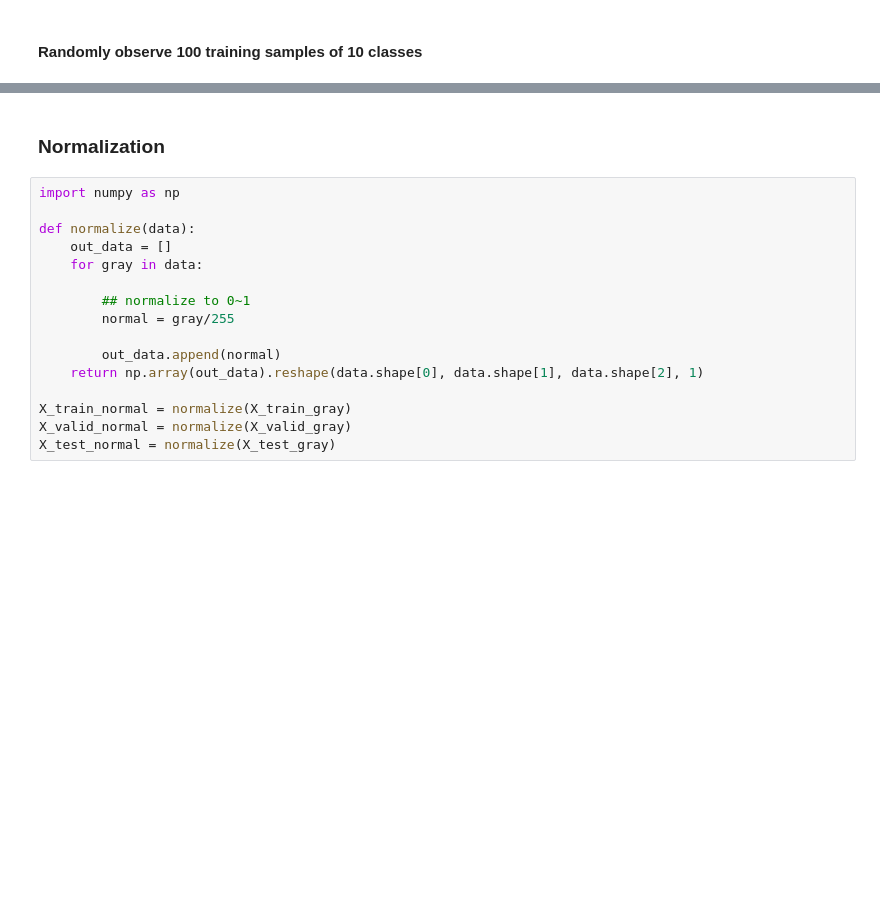
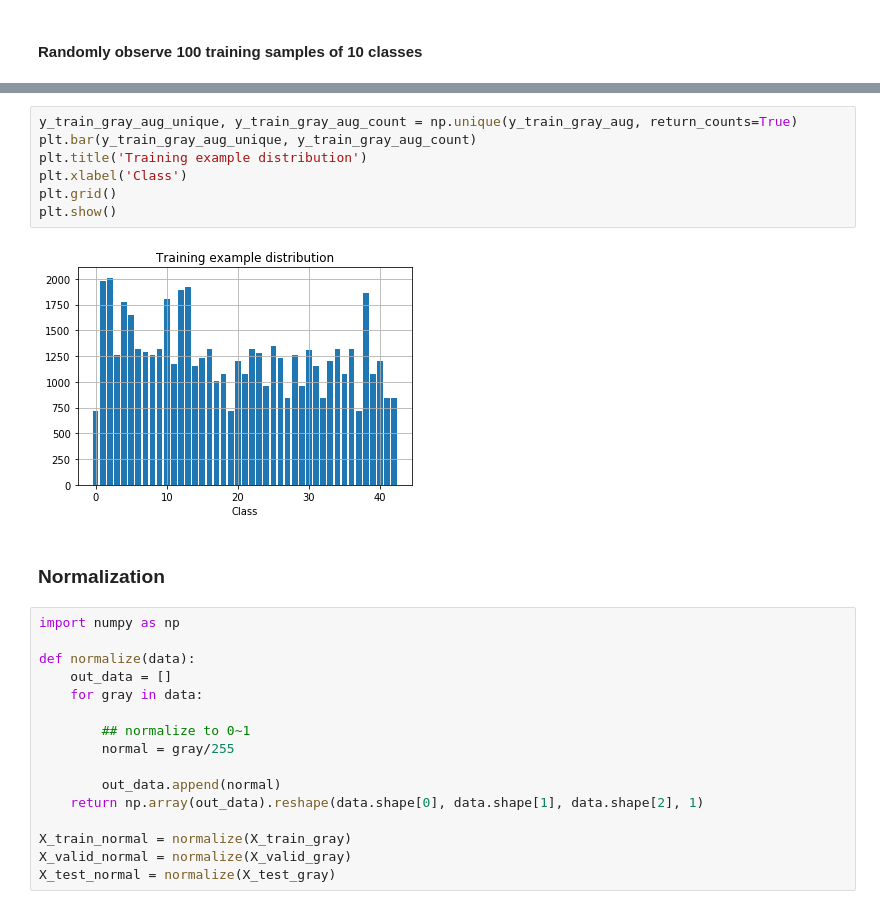
Before and after one commit to dragon7-fc/CarND-Traffic-Sign-Classifier-Project, a Jupyter notebook: Traffic_Sign_Classifier.ipynb, the cells around one changed output, grey strips where cells are left out. Drawn from its saved outputs; the diff is of its cells as text; blank space fills up the shorter version.

```diff
--- a/Traffic_Sign_Classifier.ipynb
+++ b/Traffic_Sign_Classifier.ipynb
@@ -232,3 +310,12 @@ plt.show()
+# %%
+y_train_gray_aug_unique, y_train_gray_aug_count = np.unique(y_train_gray_aug, return_counts=True)
+plt.bar(y_train_gray_aug_unique, y_train_gray_aug_count)
+plt.title('Training example distribution')
+plt.xlabel('Class')
+plt.grid()
+plt.show()
+# %% [output]
+[figure, added]
 # %% [markdown]
 ### Normalization
 # %%
```
Also changed, not shown: parts of 4 cells of this notebook.
